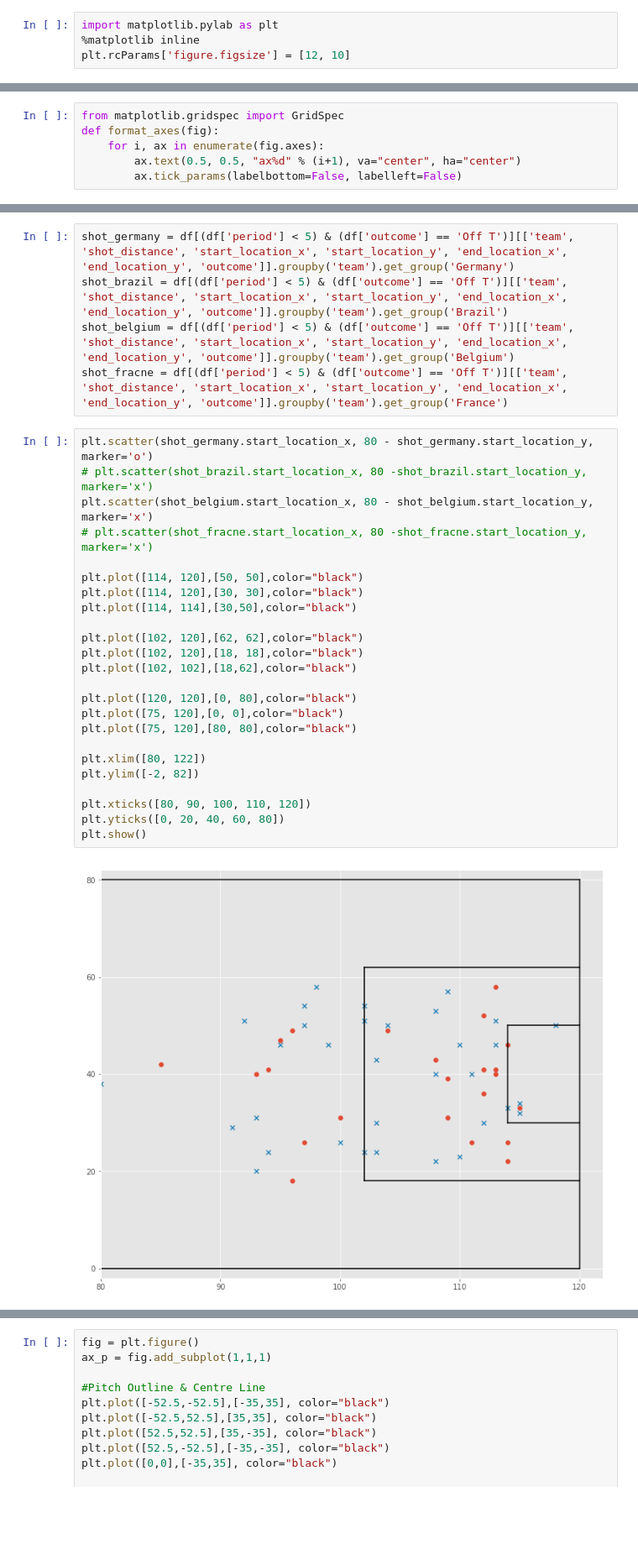
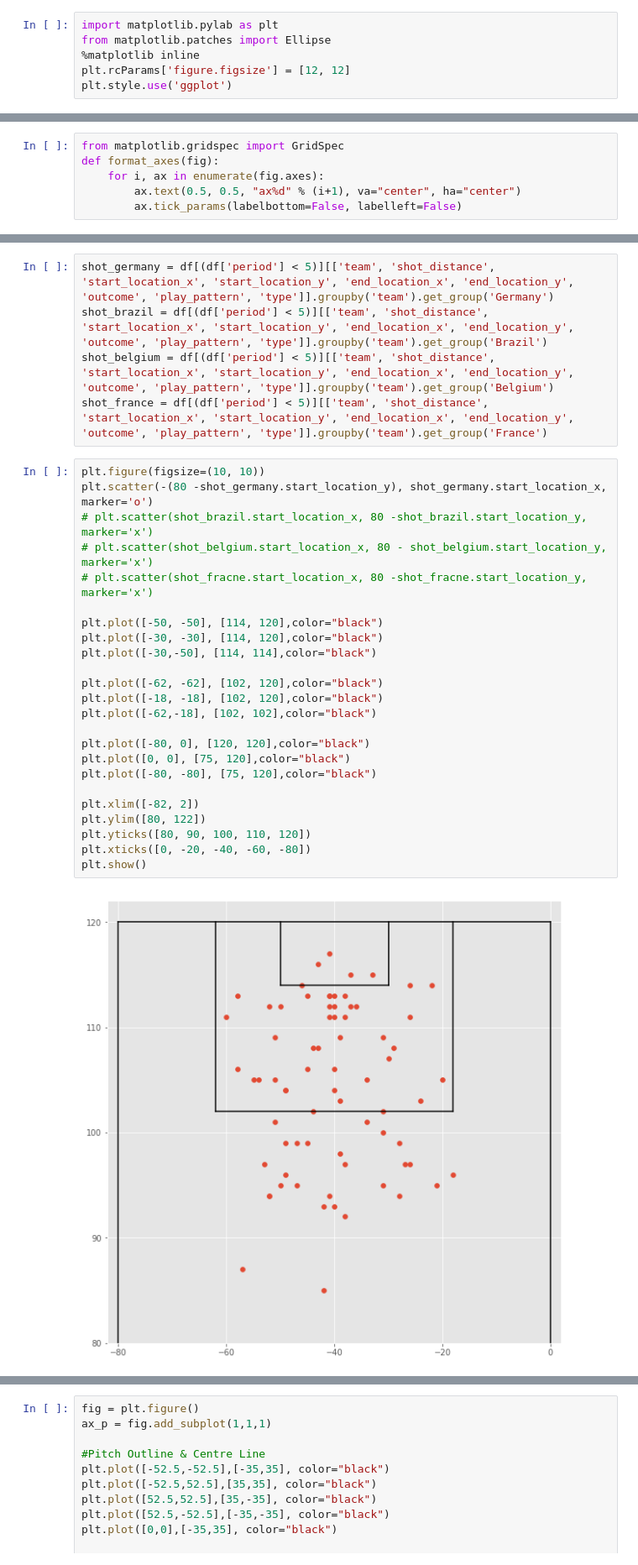
Before and after one commit to bkktimber/keyboard-manager, a Jupyter notebook: get_data.ipynb, the cells around one changed output, grey strips where cells are left out. Shown at 84% size. Cells and saved outputs as stored; diff of their text form; blank space fills up the shorter version.

```diff
--- a/get_data.ipynb
+++ b/get_data.ipynb
@@ -174,7 +174,9 @@ shot_outcome.describe()
 shot_outcome.to_csv('shot_outcome_by_team.csv')
 # %%
 import matplotlib.pylab as plt
+from matplotlib.patches import Ellipse
 %matplotlib inline
-plt.rcParams['figure.figsize'] = [12, 10]
+plt.rcParams['figure.figsize'] = [12, 12]
+plt.style.use('ggplot')
 # %%
 colour_dict = dict(zip(shot_outcome.progress.unique().tolist(), ['red', 'green', 'blue', 'orange']))
@@ -251,33 +302,33 @@ plt.show()
 # %% [output]
 [figure]
 # %%
-shot_germany = df[(df['period'] < 5) & (df['outcome'] == 'Off T')][['team', 'shot_distance', 'start_location_x', 'start_location_y', 'end_location_x', 'end_location_y', 'outcome']].groupby('team').get_group('Germany')
-shot_brazil = df[(df['period'] < 5) & (df['outcome'] == 'Off T')][['team', 'shot_distance', 'start_location_x', 'start_location_y', 'end_location_x', 'end_location_y', 'outcome']].groupby('team').get_group('Brazil')
-shot_belgium = df[(df['period'] < 5) & (df['outcome'] == 'Off T')][['team', 'shot_distance', 'start_location_x', 'start_location_y', 'end_location_x', 'end_location_y', 'outcome']].groupby('team').get_group('Belgium')
-shot_fracne = df[(df['period'] < 5) & (df['outcome'] == 'Off T')][['team', 'shot_distance', 'start_location_x', 'start_location_y', 'end_location_x', 'end_location_y', 'outcome']].groupby('team').get_group('France')
+shot_germany = df[(df['period'] < 5)][['team', 'shot_distance', 'start_location_x', 'start_location_y', 'end_location_x', 'end_location_y', 'outcome', 'play_pattern', 'type']].groupby('team').get_group('Germany')
+shot_brazil = df[(df['period'] < 5)][['team', 'shot_distance', 'start_location_x', 'start_location_y', 'end_location_x', 'end_location_y', 'outcome', 'play_pattern', 'type']].groupby('team').get_group('Brazil')
+shot_belgium = df[(df['period'] < 5)][['team', 'shot_distance', 'start_location_x', 'start_location_y', 'end_location_x', 'end_location_y', 'outcome', 'play_pattern', 'type']].groupby('team').get_group('Belgium')
+shot_france = df[(df['period'] < 5)][['team', 'shot_distance', 'start_location_x', 'start_location_y', 'end_location_x', 'end_location_y', 'outcome', 'play_pattern', 'type']].groupby('team').get_group('France')
 # %%
-plt.scatter(shot_germany.start_location_x, 80 - shot_germany.start_location_y, marker='o')
+plt.figure(figsize=(10, 10))
+plt.scatter(-(80 -shot_germany.start_location_y), shot_germany.start_location_x, marker='o')
 # plt.scatter(shot_brazil.start_location_x, 80 -shot_brazil.start_location_y, marker='x')
-plt.scatter(shot_belgium.start_location_x, 80 - shot_belgium.start_location_y, marker='x')
+# plt.scatter(shot_belgium.start_location_x, 80 - shot_belgium.start_location_y, marker='x')
 # plt.scatter(shot_fracne.start_location_x, 80 -shot_fracne.start_location_y, marker='x')
 
-plt.plot([114, 120],[50, 50],color="black")
-plt.plot([114, 120],[30, 30],color="black")
-plt.plot([114, 114],[30,50],color="black")
+plt.plot([-50, -50], [114, 120],color="black")
+plt.plot([-30, -30], [114, 120],color="black")
+plt.plot([-30,-50], [114, 114],color="black")
 
-plt.plot([102, 120],[62, 62],color="black")
-plt.plot([102, 120],[18, 18],color="black")
-plt.plot([102, 102],[18,62],color="black")
+plt.plot([-62, -62], [102, 120],color="black")
+plt.plot([-18, -18], [102, 120],color="black")
+plt.plot([-62,-18], [102, 102],color="black")
 
-plt.plot([120, 120],[0, 80],color="black")
-plt.plot([75, 120],[0, 0],color="black")
-plt.plot([75, 120],[80, 80],color="black")
+plt.plot([-80, 0], [120, 120],color="black")
+plt.plot([0, 0], [75, 120],color="black")
+plt.plot([-80, -80], [75, 120],color="black")
 
-plt.xlim([80, 122])
-plt.ylim([-2, 82])
-
-plt.xticks([80, 90, 100, 110, 120])
-plt.yticks([0, 20, 40, 60, 80])
+plt.xlim([-82, 2])
+plt.ylim([80, 122])
+plt.yticks([80, 90, 100, 110, 120])
+plt.xticks([0, -20, -40, -60, -80])
 plt.show()
 # %% [output]
-[figure, old version]
+[figure, new version]
```
Also changed, not shown: parts of 35 cells of this notebook, 9 other files.
